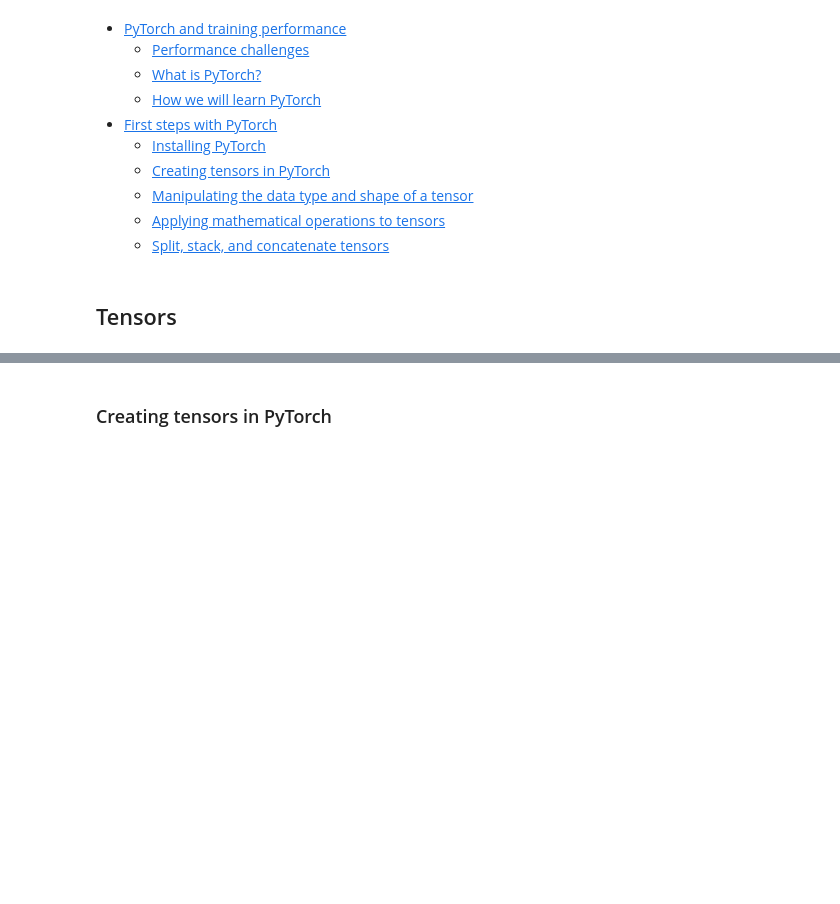
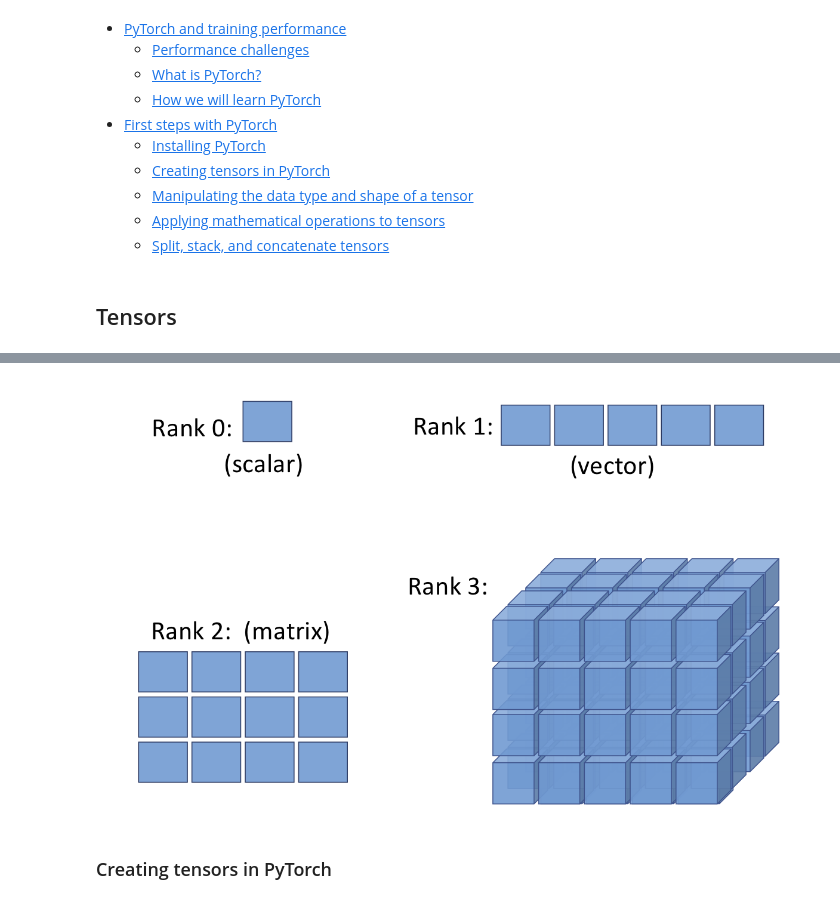
Before and after one commit to sanglee/AI-sec1, a Jupyter notebook: ch12_part1.ipynb, the cells around one changed output, grey strips where cells are left out. Saved outputs shown, nothing was run; the diff lists cells and outputs as text; code cells hidden in the pictures; blank space fills up the shorter version.

```diff
--- a/ch12_part1.ipynb
+++ b/ch12_part1.ipynb
@@ -27,3 +25,10 @@
+# %%
+from IPython.display import Image
+%matplotlib inline
+
+Image(filename='./figures/12_02.png', width=800)
+# %% [output]
+[figure, added]
 # %% [markdown]
 ### Creating tensors in PyTorch
 # %%
```
Also changed, not shown: parts of 9 cells of this notebook.
